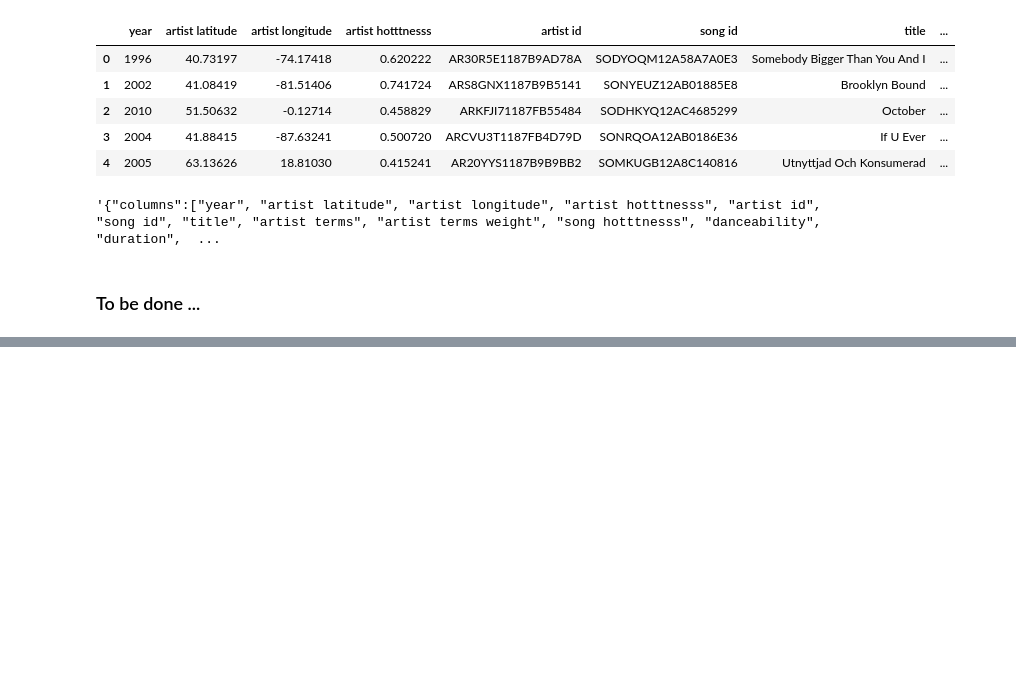
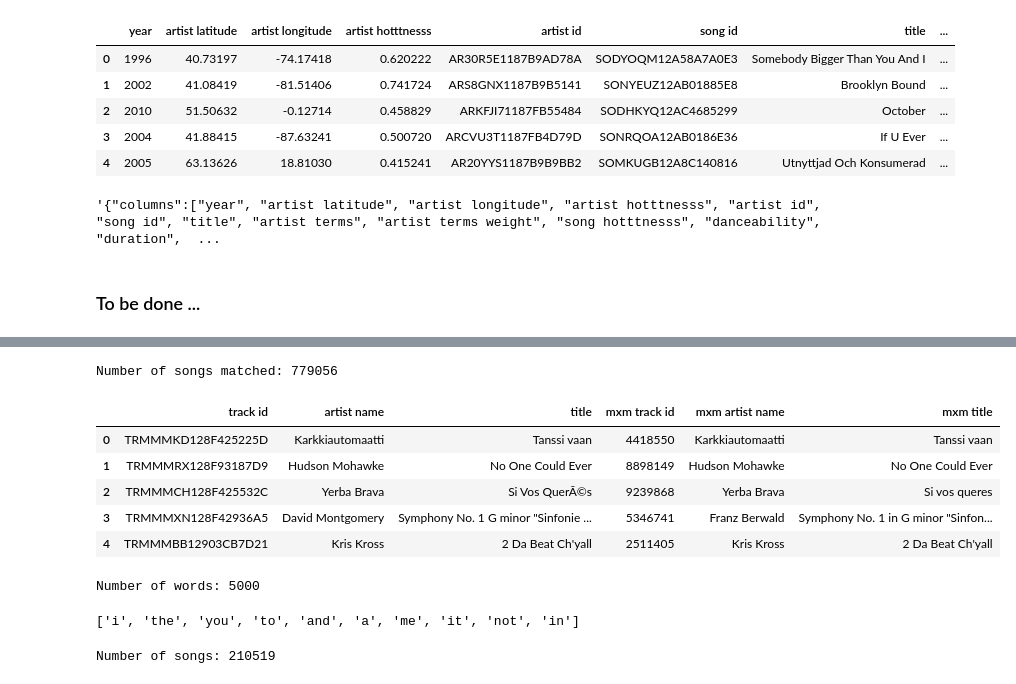
Before and after one commit to Piloumpicou/ADA-Unexpected-Match, a Jupyter notebook: project/MSD_subset.ipynb, the cells around one changed output, grey strips where cells are left out. Cells and saved outputs as stored; diff of their text form; code cells hidden in the pictures; blank space fills up the shorter version.

```diff
--- a/project/MSD_subset.ipynb
+++ b/project/MSD_subset.ipynb
@@ -976,0 +995,56 @@ strjson[:1000]
+# %%
+# load the 'mxm_779k_matches.txt' file
+mxm_779k_matches = pd.read_csv('mxm_779k_matches.txt', skiprows=18, sep='<SEP>', header = None, engine='python')
+mxm_779k_matches.columns = ['track id', 'artist name', 'title', 'mxm track id', 'mxm artist name', 'mxm title']
+
+print('Number of songs matched:', len(mxm_779k_matches))
+mxm_779k_matches.head()
+# %% [output]
+Number of songs matched: 779056
+|  | track id | artist name | title | mxm track id | mxm artist name | mxm title |
+| 0 | TRMMMKD128F425225D | Karkkiautomaatti | Tanssi vaan | 4418550 | Karkkiautomaatti | Tanssi vaan |
+| 1 | TRMMMRX128F93187D9 | Hudson Mohawke | No One Could Ever | 8898149 | Hudson Mohawke | No One Could Ever |
+| 2 | TRMMMCH128F425532C | Yerba Brava | Si Vos QuerÃ©s | 9239868 | Yerba Brava | Si vos queres |
+| 3 | TRMMMXN128F42936A5 | David Montgomery | Symphony No. 1 G minor "Sinfonie ... | 5346741 | Franz Berwald | Symphony No. 1 in G minor "Sinfon... |
+| 4 | TRMMMBB12903CB7D21 | Kris Kross | 2 Da Beat Ch'yall | 2511405 | Kris Kross | 2 Da Beat Ch'yall |
+# %%
+# load the top-5000 words
+top_words_list = []
+
+# the top-5000 words can be found after the line starting with '%' in the 'mxm_dataset_train.txt' file
+with open('mxm_dataset_train.txt') as f:
+    for line in f:
+        if line.startswith('%'):
+            top_words_list = line[1:] # drop the '%' marking the beginning of the line
+            break
+
+top_words_list = top_words_list.split(',')
+print('Number of words:', len(top_words_list))
+top_words_list[0:10]
+# %% [output]
+Number of words: 5000
+['i', 'the', 'you', 'to', 'and', 'a', 'me', 'it', 'not', 'in']
+# %%
+# load the 'mxm_dataset_train.txt' file
+entries = []
+with open('mxm_dataset_train.txt') as f:
+    # skip the forst 18 lines
+    lines = f.readlines()[18:]
+    for line in lines:
+        line = line.split(',')
+
+        entry = []
+        entry.append(line[0])
+        entry.append(line[1])
+
+        words = set()
+        line = line[2:]
+        for item in line:
+            words.add(int(item.split(':')[0]))
+        entry.append(words)
+
+        entries.append(entry)
+
+print('Number of songs:', len(entries))
+# %% [output]
+Number of songs: 210519
```
Also changed, not shown: parts of 19 cells of this notebook.
